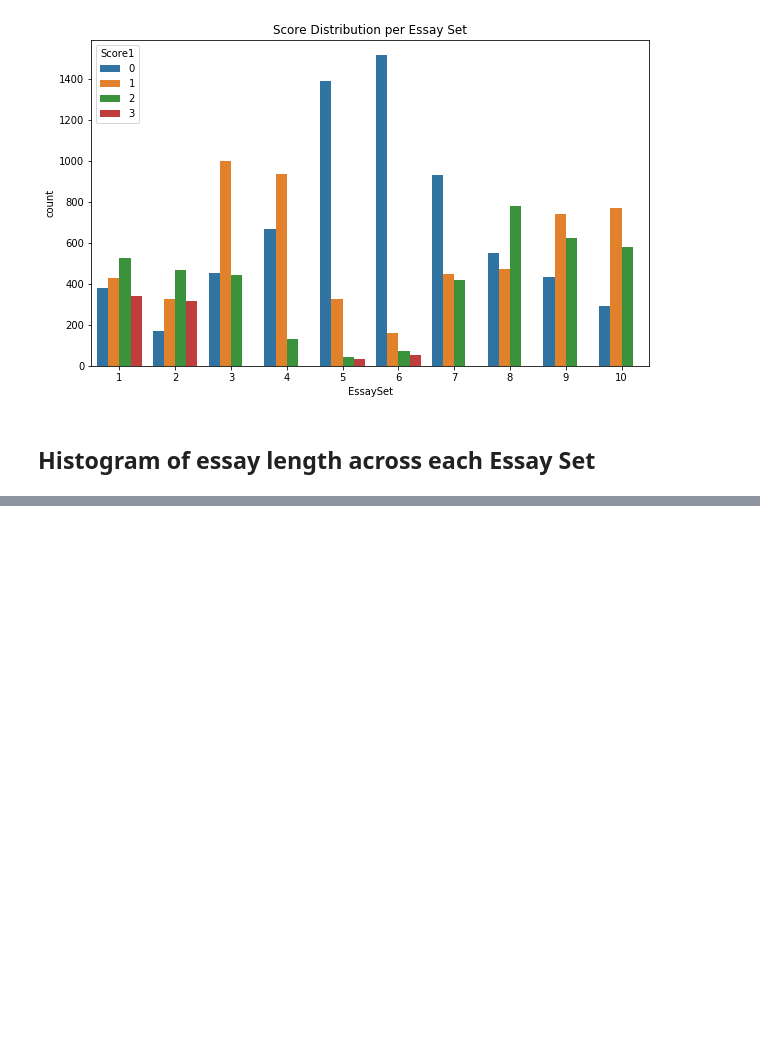
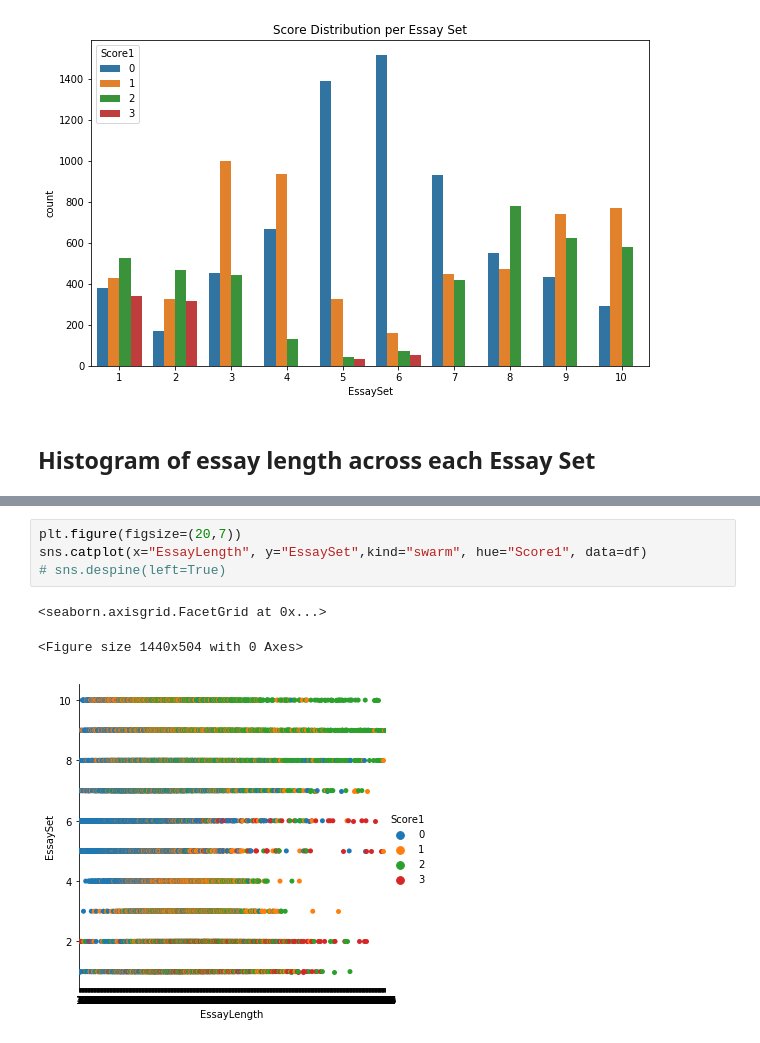
Before and after one commit to devanshi28/finalProject, a Jupyter notebook: experiments/1_Data.ipynb, the cells around one changed output, grey strips where cells are left out. Saved outputs shown, nothing was run; the diff lists cells and outputs as text; blank space fills up the shorter version.

```diff
--- a/experiments/1_Data.ipynb
+++ b/experiments/1_Data.ipynb
@@ -105,2 +173,10 @@ df.head()
+# %%
+plt.figure(figsize=(20,7))
+sns.catplot(x="EssayLength", y="EssaySet",kind="swarm", hue="Score1", data=df)
+# sns.despine(left=True)
+# %% [output]
+<seaborn.axisgrid.FacetGrid at 0x...>
+<Figure size 1440x504 with 0 Axes>
+[figure, added]
 # %%
 # %% [output]
```
Also changed, not shown: parts of 11 cells of this notebook, 1 other file.
